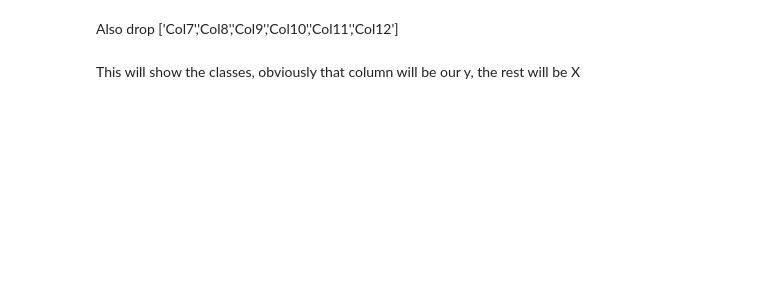
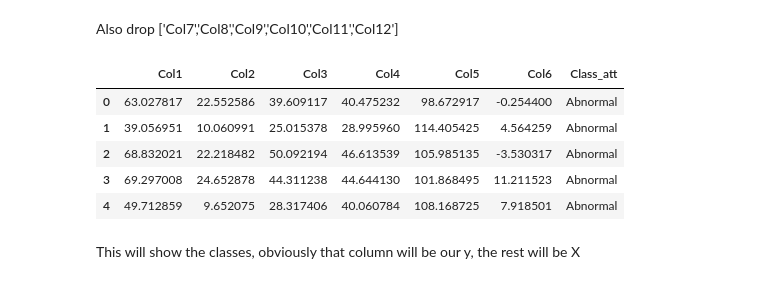
Before and after one commit to SoonMingQian/gesture_based_ui_development, a Jupyter notebook: week10/Neural Network Exercise.ipynb, the cells around one changed output. Cells and saved outputs as stored; diff of their text form; code cells hidden in the pictures; blank space fills up the shorter version.

```diff
--- a/week10/Neural Network Exercise.ipynb
+++ b/week10/Neural Network Exercise.ipynb
@@ -23,3 +30,19 @@ Also drop ['Col7','Col8','Col9','Col10','Col11','Col12']
+# %%
+# your code here
+# Drop the columns listed in columns_to_drop if they exist
+columns_to_drop = ['Col7', 'Col8', 'Col9', 'Col10', 'Col11', 'Col12']
+existing_columns = [col for col in columns_to_drop if col in df.columns]
+if existing_columns:
+    df = df.drop(existing_columns, axis=1)
+# %%
+df.head()
+# %% [output]
+|  | Col1 | Col2 | Col3 | Col4 | Col5 | Col6 | Class_att |
+| 0 | 63.027817 | 22.552586 | 39.609117 | 40.475232 | 98.672917 | -0.254400 | Abnormal |
+| 1 | 39.056951 | 10.060991 | 25.015378 | 28.995960 | 114.405425 | 4.564259 | Abnormal |
+| 2 | 68.832021 | 22.218482 | 50.092194 | 46.613539 | 105.985135 | -3.530317 | Abnormal |
+| 3 | 69.297008 | 24.652878 | 44.311238 | 44.644130 | 101.868495 | 11.211523 | Abnormal |
+| 4 | 49.712859 | 9.652075 | 28.317406 | 40.060784 | 108.168725 | 7.918501 | Abnormal |
 # %% [markdown]
 This will show the classes, obviously that column will be our y, the rest will be X
 # %%
```
Also changed, not shown: parts of 46 cells of this notebook, 2 other files.
